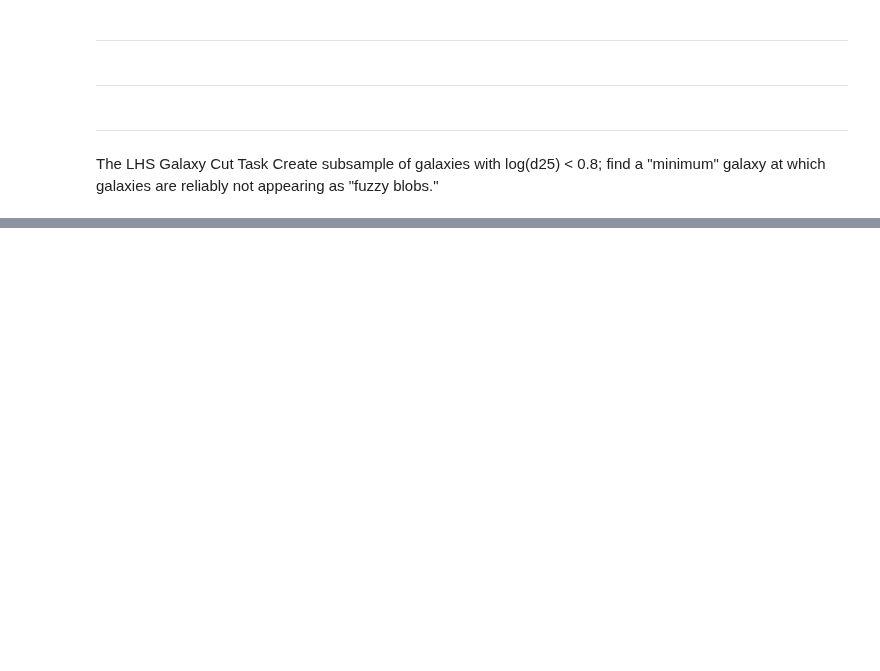
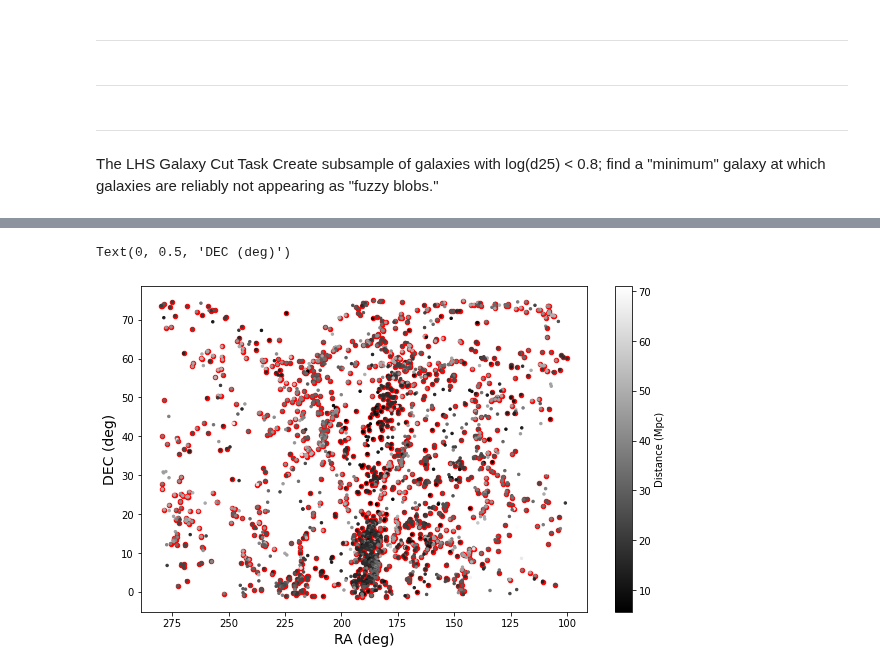
Before and after one commit to Kyssuber/research, a Jupyter notebook: Mstar-SFR Plots.ipynb, the cells around one changed output, grey strips where cells are left out. Drawn from its saved outputs; the diff is of its cells as text; code cells hidden in the pictures; blank space fills up the shorter version.

```diff
--- a/Mstar-SFR Plots.ipynb
+++ b/Mstar-SFR Plots.ipynb
@@ -299,0 +361,14 @@ vftab_cut.write('vf_bad_lhs.fits')
+# %%
+plt.figure(figsize=(10,6))
+
+plt.scatter(sample_cut_mgs['ra'],sample_cut_mgs['dec'],s=20,color='red')
+plt.scatter(mgstab['ra'],mgstab['dec'],c=mgstab['dist_mpc'],cmap='gray',s=6,alpha=1)
+cb = plt.colorbar()
+cb.set_label('Distance (Mpc)')
+ax = plt.gca()
+ax.invert_xaxis()
+plt.xlabel('RA (deg)',fontsize=14)
+plt.ylabel('DEC (deg)',fontsize=14)
+# %% [output]
+Text(0, 0.5, 'DEC (deg)')
+[figure, added]
```
Also changed, not shown: parts of 28 cells of this notebook, 2 other files.
